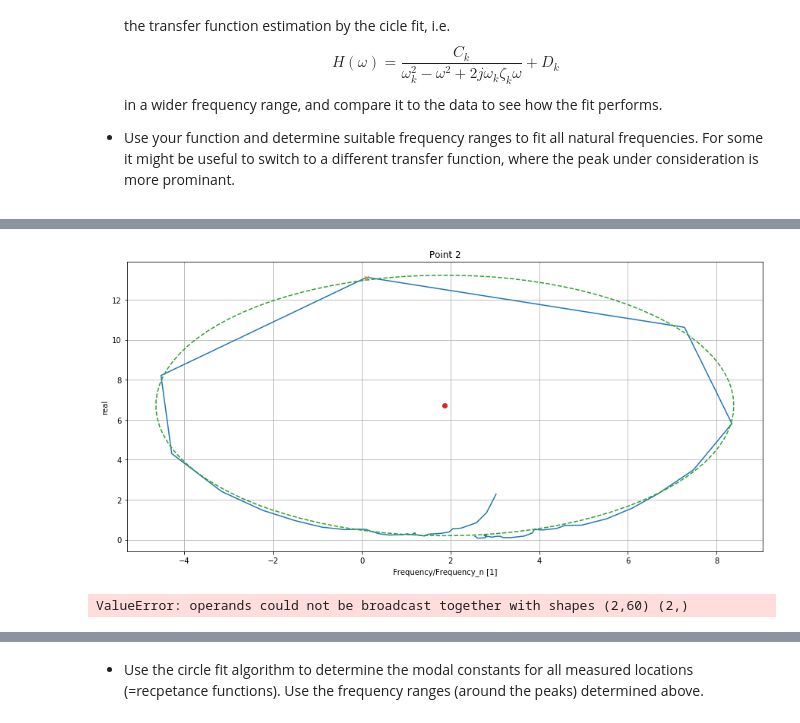
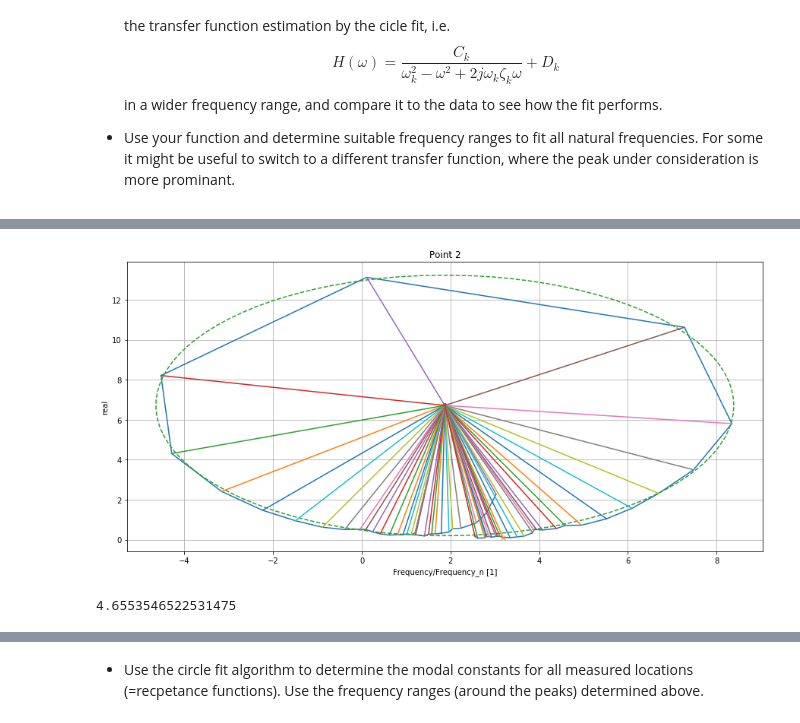
Before and after one commit to phmandl/modalanalyse, a Jupyter notebook: HW5/Max/5_IdentificationMethods_template.ipynb, the cells around one changed output, grey strips where cells are left out. Saved outputs shown, nothing was run; the diff lists cells and outputs as text; code cells hidden in the pictures.

```diff
--- a/HW5/Max/5_IdentificationMethods_template.ipynb
+++ b/HW5/Max/5_IdentificationMethods_template.ipynb
@@ -391,10 +391,13 @@ def fitCircle(x,y) :
 * Use your function and determine suitable frequency ranges to fit all natural frequencies. For some it might be useful to switch to a different transfer function, where the peak under consideration is more prominant.
 # %%
 n = 1
-i = peaks_idx_P05_rfft_window[1]
+i = peaks_idx_P05_rfft_window[n]
 
 lower_freq = frequencies[i]-bound
 upper_freq = frequencies[i]+bound
+
+lower_idx = (np.abs(frequencies - lower_freq)).argmin()
+upper_idx = (np.abs(frequencies - upper_freq)).argmin()
 
 x_data = np.real(P05_receptance[lower_idx:upper_idx])
 y_data = np.imag(P05_receptance[lower_idx:upper_idx])
@@ -410,19 +413,23 @@ y_circle = Rk*np.sin(theta) + yk
+# %%
+pointers_x = x_data - xk
+pointers_y = y_data - yk
 # %%
 plt.figure(figsize = [15,7])
 plt.plot(x_data,y_data)
 plt.plot(np.real(P05_receptance[i]),np.imag(P05_receptance[i]), 'x')
 plt.plot(x_circle,y_circle, '--')
 plt.plot(xk,yk, 'o')
 
+# counter = 0
+for i,idx in enumerate(pointers_x) :
+    plt.plot([xk,xk + pointers_x[i]],[yk,yk + pointers_y[i]])
+#     counter += 1
+#     if counter == 2 :
+#         break
+
 plt.ylabel('real')
 plt.xlabel('Frequency/Frequency_n [1]')
 plt.title('Point '+ str(n+1))
 plt.grid()
 # %% [output]
-[figure, old version]
+[figure, new version]
-# %%
-center = np.array((xk,yk))
-data_points = np.array((x_data,y_data))
-data_points - center
-# %% [output]
-ValueError: operands could not be broadcast together with shapes (2,60) (2,)
@@ -428,0 +439,4 @@ ValueError: operands could not be broadcast together with shapes (2,60) (2,)
+# %%
+np.arccos(np.dot(pointer_1,pointer_2)/np.linalg.norm(pointer_1)/np.linalg.norm(pointer_2))*180/np.pi
+# %% [output]
+4.6553546522531475
```
Also changed, not shown: parts of 3 cells of this notebook.
